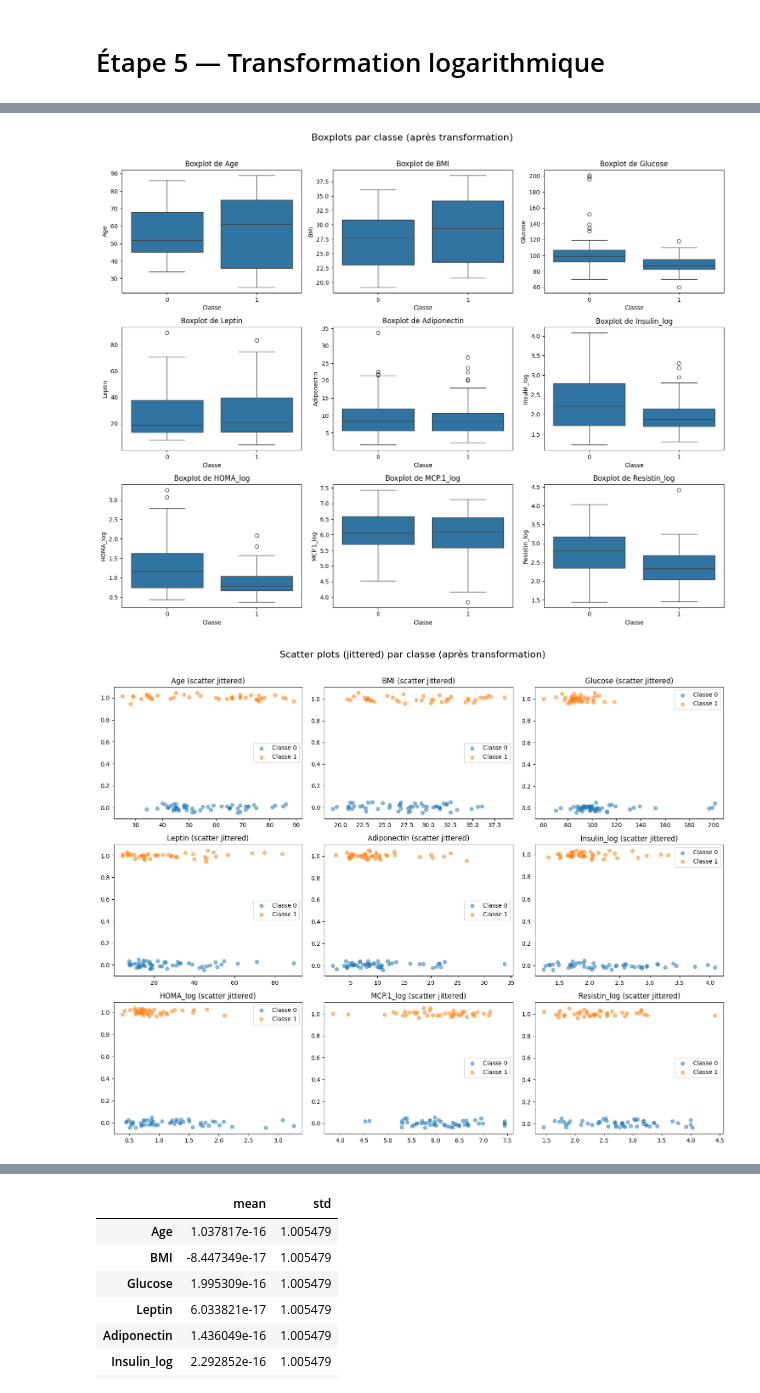
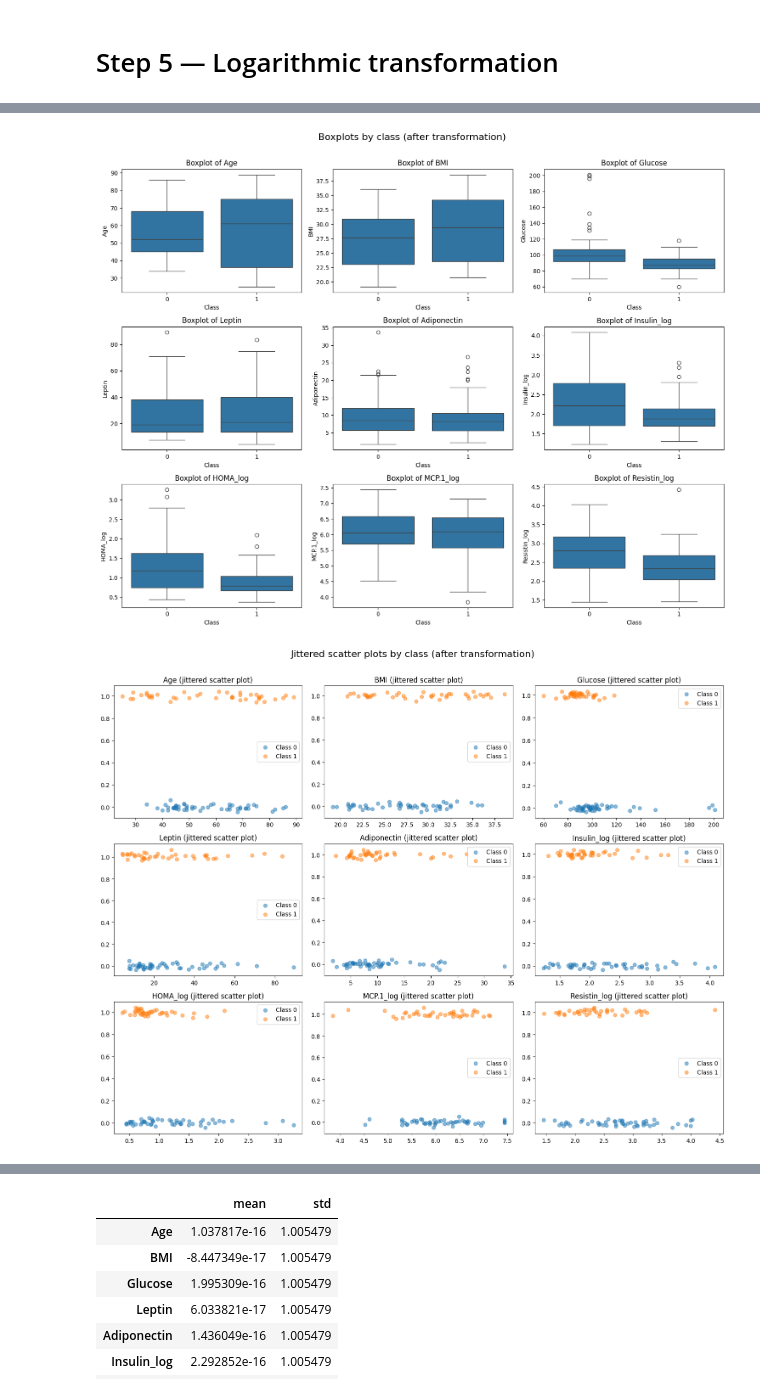
Before and after one commit to ErwanR123/breast-cancer-detection, a Jupyter notebook: logistic_regression.ipynb, the cells around one changed output, grey strips where cells are left out. Saved outputs shown, nothing was run; the diff lists cells and outputs as text; code cells hidden in the pictures.

```diff
--- a/logistic_regression.ipynb
+++ b/logistic_regression.ipynb
@@ -271,44 +271,44 @@ Nous passons maintenant à l’étape de prétraitement (standardisation des don
 # %% [markdown]
-# Étape 5 — Transformation logarithmique
+# Step 5 — Logarithmic transformation
 # %%
-# Liste des variables à transformer (asymétriques)
+# List of variables to transform (asymmetric distributions)
 variables_log = ['Insulin', 'HOMA', 'MCP.1', 'Resistin']
 
-# Comparaison avant / après (1 figure par variable)
+# Comparison before / after transformation (1 figure per variable)
 for col in variables_log:
     fig, axes = plt.subplots(1, 2, figsize=(12, 4))
 
-    # Avant transformation
+    # Before transformation
     axes[0].hist(X_train[col], bins=30, alpha=0.6, color='salmon', edgecolor='black')
-    axes[0].set_title(f"{col} (avant transformation)")
+    axes[0].set_title(f"{col} (before transformation)")
     axes[0].set_xlabel(col)
-    axes[0].set_ylabel("Fréquence")
+    axes[0].set_ylabel("Frequency")
 
-    # Après transformation log1p
+    # After log1p transformation
     transformed = np.log1p(X_train[col])
     axes[1].hist(transformed, bins=30, alpha=0.6, color='steelblue', edgecolor='black')
-    axes[1].set_title(f"{col} après transformation log({col} + 1)")
+    axes[1].set_title(f"{col} after log({col} + 1) transformation")
     axes[1].set_xlabel(f"log1p({col})")
-    axes[1].set_ylabel("Fréquence")
+    axes[1].set_ylabel("Frequency")
 
-    plt.suptitle(f"Comparaison avant / après transformation : {col}", fontsize=14)
+    plt.suptitle(f"Comparison before / after transformation: {col}", fontsize=14)
     plt.tight_layout(rect=[0, 0, 1, 0.93])
     plt.show()
 
-# Application de la transformation à X_train
+# Apply the transformation to X_train
 X_train_transformed = X_train.copy()
 for col in variables_log:
     X_train_transformed[col + '_log'] = np.log1p(X_train[col])
 X_train_transformed = X_train_transformed.drop(columns=variables_log)
 
-# Mise à jour des features transformées
+# Update the list of transformed features
 features = X_train_transformed.columns.tolist()
 
-# Fusion avec y_train pour faciliter les visualisations
+# Merge with y_train to facilitate visualization
 train_data2 = X_train_transformed.copy()
 train_data2['Classification'] = y_train.values
 
-# Histogrammes par classe
+# Histograms by class
 n_cols = 3
 n_rows = int(np.ceil(len(features) / n_cols))
 
@@ -316,54 +316,54 @@ fig, axes = plt.subplots(n_rows, n_cols, figsize=(5 * n_cols, 4 * n_rows))
 axes = axes.flatten()
 
 for i, col in enumerate(features):
-    for classe in [0, 1]:
-        axes[i].hist(train_data2[train_data2['Classification'] == classe][col],
-                     bins=30, alpha=0.5, label=f"Classe {classe}")
-    axes[i].set_title(f"{col} selon la classe")
+    for cls in [0, 1]:
+        axes[i].hist(train_data2[train_data2['Classification'] == cls][col],
+                     bins=30, alpha=0.5, label=f"Class {cls}")
+    axes[i].set_title(f"{col} by class")
     axes[i].legend()
 
 for j in range(i + 1, len(axes)):
     fig.delaxes(axes[j])
 
-fig.suptitle("Histogrammes par classe (après transformation)", fontsize=16)
+fig.suptitle("Histograms by class (after transformation)", fontsize=16)
 plt.tight_layout(rect=[0, 0, 1, 0.97])
 plt.show()
 
-# Boxplots par classe
+# Boxplots by class
 
 fig, axes = plt.subplots(n_rows, n_cols, figsize=(5 * n_cols, 4 * n_rows))
 axes = axes.flatten()
 
 for i, col in enumerate(features):
     sns.boxplot(x='Classification', y=col, data=train_data2, ax=axes[i])
-    axes[i].set_title(f"Boxplot de {col}")
-    axes[i].set_xlabel("Classe")
+    axes[i].set_title(f"Boxplot of {col}")
+    axes[i].set_xlabel("Class")
     axes[i].set_ylabel(col)
 
 for j in range(i + 1, len(axes)):
     fig.delaxes(axes[j])
 
-fig.suptitle("Boxplots par classe (après transformation)", fontsize=16)
+fig.suptitle("Boxplots by class (after transformation)", fontsize=16)
 plt.tight_layout(rect=[0, 0, 1, 0.97])
 plt.show()
 
-# Scatter plots jittered par classe
+# Jittered scatter plots by class
 
 fig, axes = plt.subplots(n_rows, n_cols, figsize=(5 * n_cols, 4 * n_rows))
 axes = axes.flatten()
 
 for i, col in enumerate(features):
-    for classe in [0, 1]:
-        values = train_data2[train_data2['Classification'] == classe][col]
-        jittered_y = np.random.normal(loc=classe, scale=0.02, size=values.shape)
-        axes[i].scatter(values, jittered_y, alpha=0.5, label=f"Classe {classe}")
-    axes[i].set_title(f"{col} (scatter jittered)")
+    for cls in [0, 1]:
+        values = train_data2[train_data2['Classification'] == cls][col]
+        jittered_y = np.random.normal(loc=cls, scale=0.02, size=values.shape)
+        axes[i].scatter(values, jittered_y, alpha=0.5, label=f"Class {cls}")
+    axes[i].set_title(f"{col} (jittered scatter plot)")
     axes[i].legend()
 
 for j in range(i + 1, len(axes)):
     fig.delaxes(axes[j])
 
-fig.suptitle("Scatter plots (jittered) par classe (après transformation)", fontsize=16)
+fig.suptitle("Jittered scatter plots by class (after transformation)", fontsize=16)
 plt.tight_layout(rect=[0, 0, 1, 0.97])
 plt.show()
 # %% [output]
@@ -375,3 +375,3 @@ plt.show()
-[figure, old version]
+[figure, new version]
-[figure, old version]
+[figure, new version]
 # %% [markdown]
```
Also changed, not shown: parts of 38 cells of this notebook.
